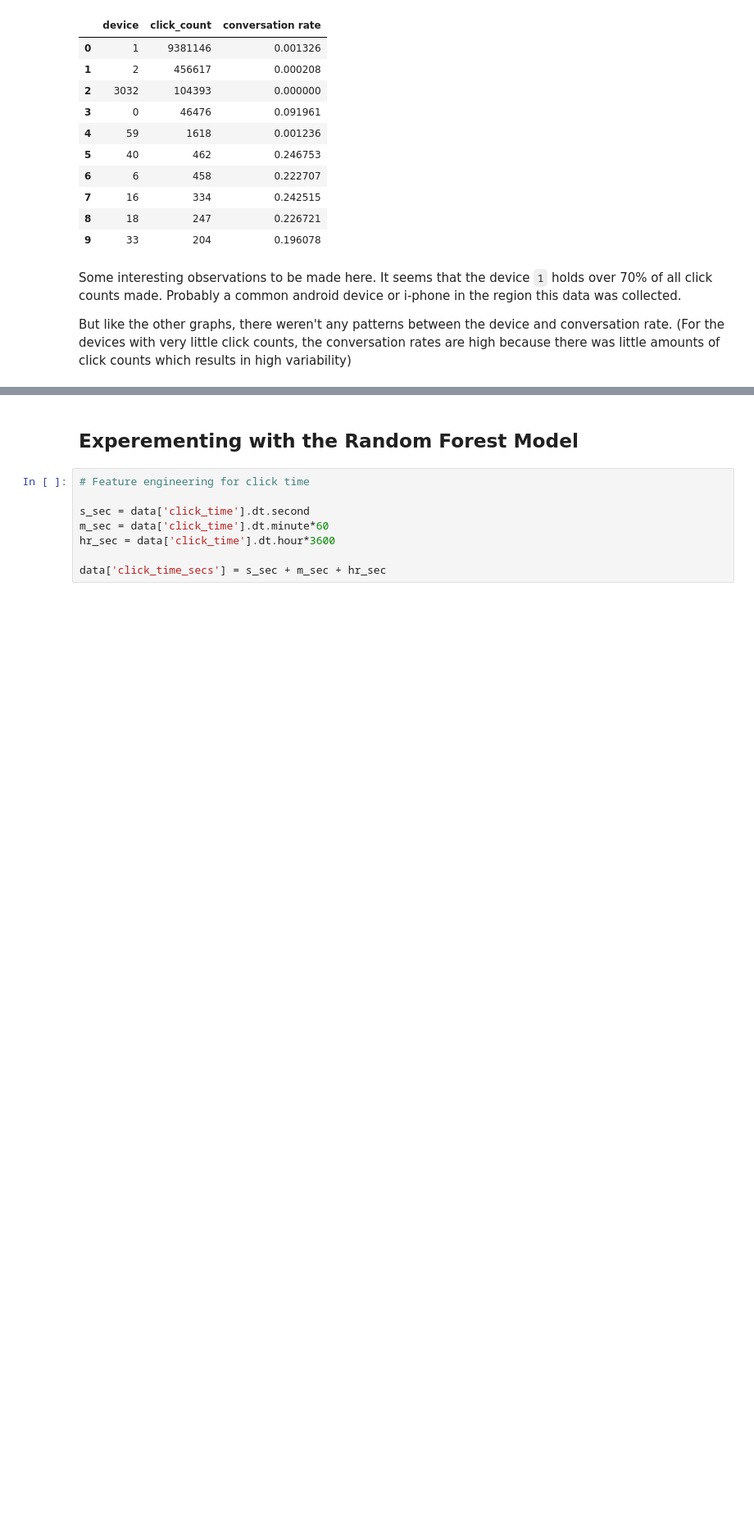
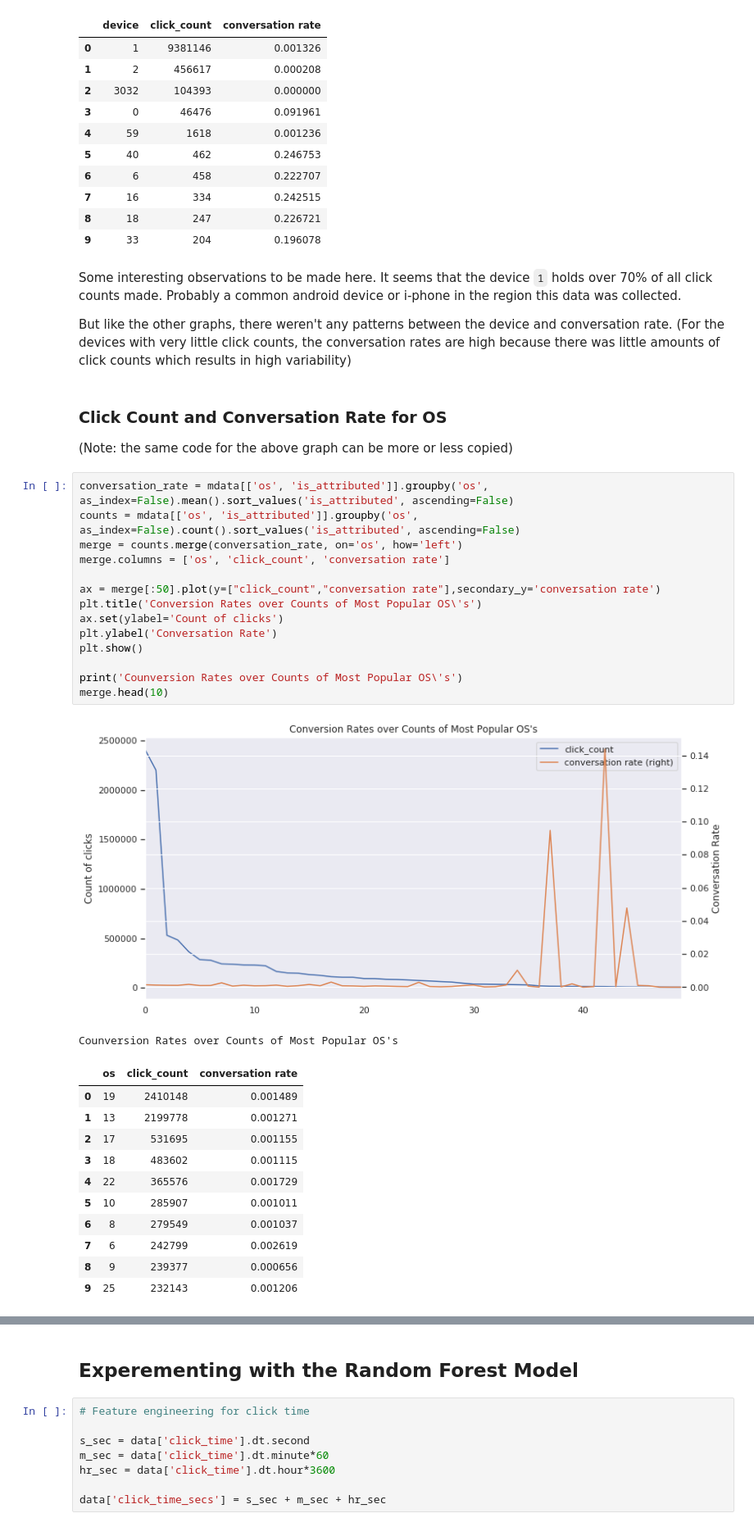
Before and after one commit to catherinelee274/fraud_detection, a Jupyter notebook: eda.ipynb, the cells around one changed output, grey strips where cells are left out. Shown at 82% size. Cells and saved outputs as stored; diff of their text form; blank space fills up the shorter version.

```diff
--- a/eda.ipynb
+++ b/eda.ipynb
@@ -211,3 +216,34 @@ Counversion Rates over Counts of Most Popular devices
 Some interesting observations to be made here. It seems that the device `1` holds over 70% of all click counts made.  Probably a common android device or i-phone in the region this data was collected.
 
 But like the other graphs, there weren't any patterns between the device and conversation rate. (For the devices with very little click counts, the conversation rates are high because there was little amounts of click counts which results in high variability)
+# %% [markdown]
+### Click Count and Conversation Rate for OS
+(Note: the same code for the above graph can be more or less copied)
+# %%
+conversation_rate = mdata[['os', 'is_attributed']].groupby('os', as_index=False).mean().sort_values('is_attributed', ascending=False)
+counts = mdata[['os', 'is_attributed']].groupby('os', as_index=False).count().sort_values('is_attributed', ascending=False)
+merge = counts.merge(conversation_rate, on='os', how='left')
+merge.columns = ['os', 'click_count', 'conversation rate']
+
+ax = merge[:50].plot(y=["click_count","conversation rate"],secondary_y='conversation rate')
+plt.title('Conversion Rates over Counts of Most Popular OS\'s')
+ax.set(ylabel='Count of clicks')
+plt.ylabel('Conversation Rate')
+plt.show()
+
+print('Counversion Rates over Counts of Most Popular OS\'s')
+merge.head(10)
+# %% [output]
+[figure, added]
+Counversion Rates over Counts of Most Popular OS's
+|  | os | click_count | conversation rate |
+| 0 | 19 | 2410148 | 0.001489 |
+| 1 | 13 | 2199778 | 0.001271 |
+| 2 | 17 | 531695 | 0.001155 |
+| 3 | 18 | 483602 | 0.001115 |
+| 4 | 22 | 365576 | 0.001729 |
+| 5 | 10 | 285907 | 0.001011 |
+| 6 | 8 | 279549 | 0.001037 |
+| 7 | 6 | 242799 | 0.002619 |
+| 8 | 9 | 239377 | 0.000656 |
+| 9 | 25 | 232143 | 0.001206 |
```
Also changed, not shown: parts of 28 cells of this notebook.
